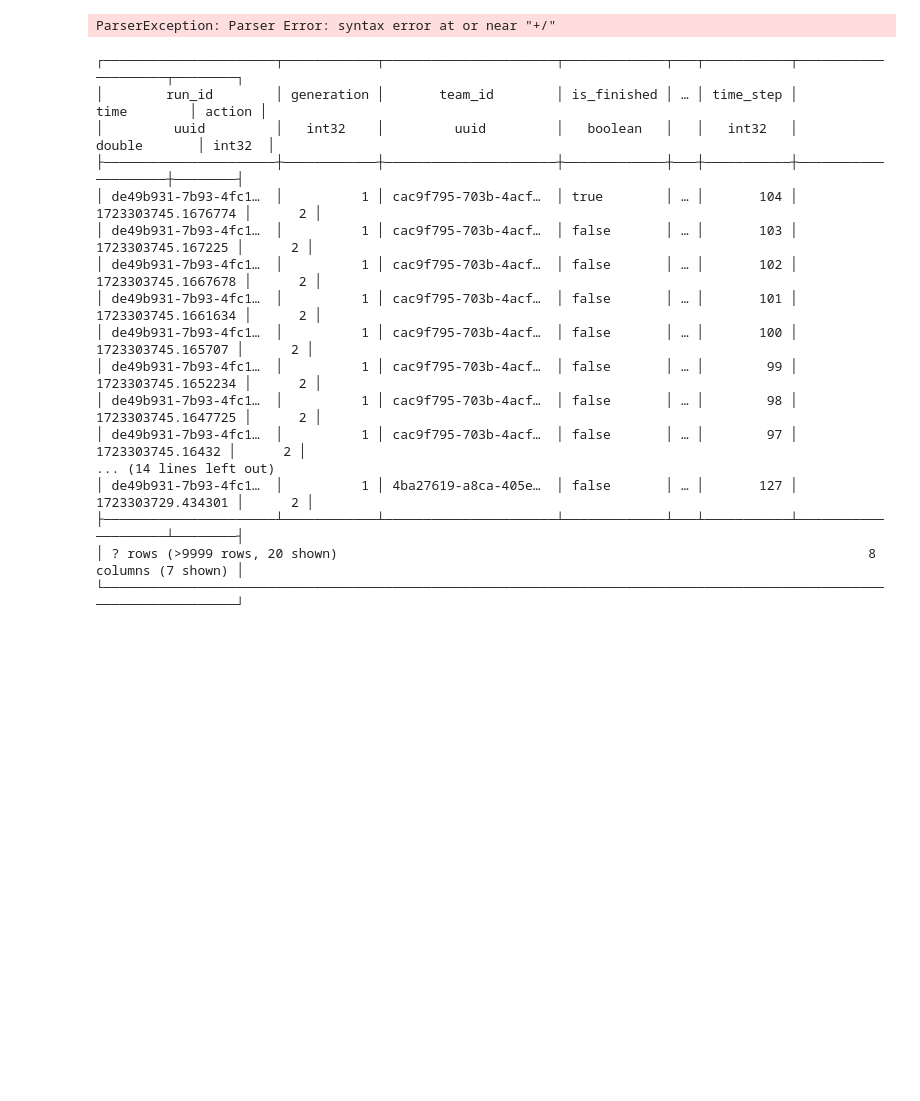
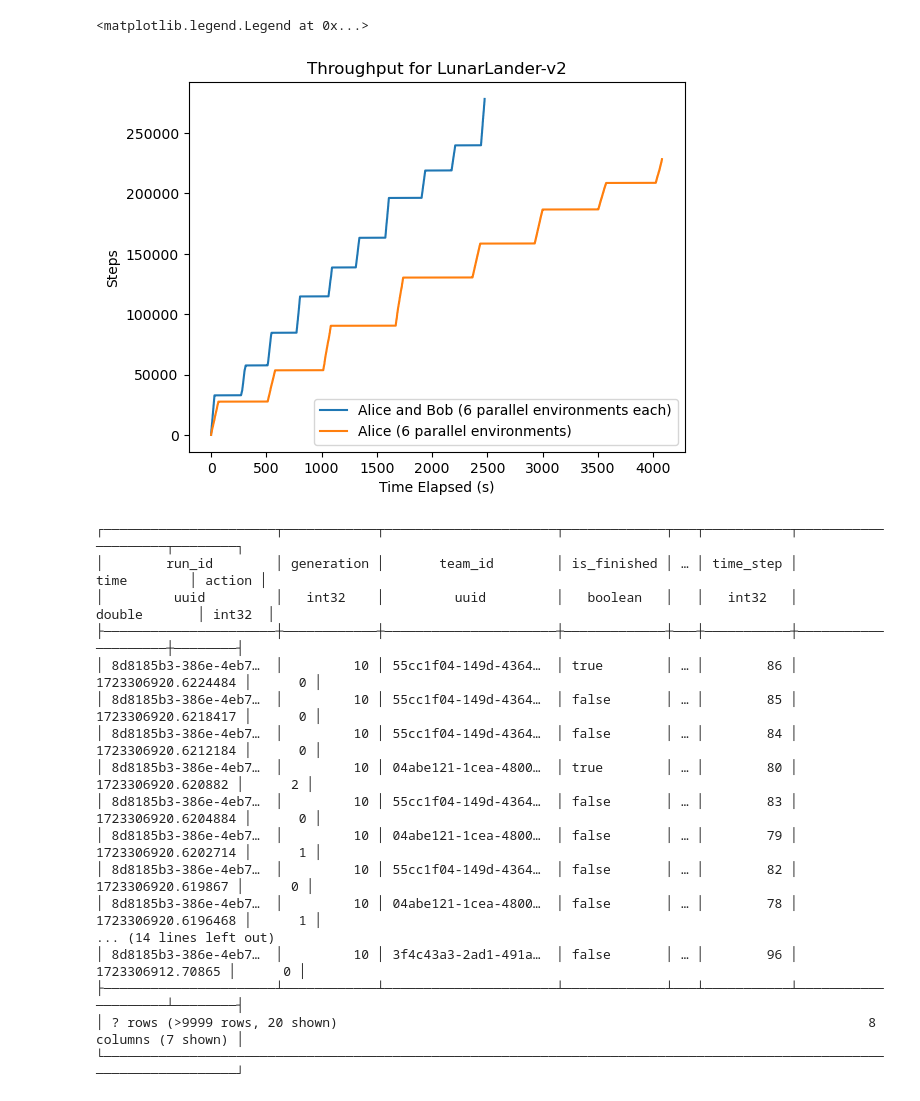
Before and after one commit to bmcnns/distributed-tpg, a Jupyter notebook: more_results.ipynb, the cells around one changed output. Saved outputs shown, nothing was run; the diff lists cells and outputs as text; code cells hidden in the pictures; blank space fills up the shorter version.

```diff
--- a/more_results.ipynb
+++ b/more_results.ipynb
@@ -24,35 +25,36 @@ SELECT * FROM db.public.compute_configs
 # %%
 df_2_workers = duckdb.query("""
 SELECT time, COUNT(*) OVER (ORDER BY time ROWS BETWEEN UNBOUNDED PRECEDING AND CURRENT ROW) as num_steps
 FROM db.public.training
-WHERE run_id = 'dbf75cc8-bc45-4ebc-9820-60c9d451100e'
+WHERE run_id = '8d8185b3-386e-4eb7-816e-a50982f7d583'
 ORDER BY time
 """).df()
 
 df_1_worker = duckdb.query("""
-SELECT time, COUNT(*) OVER (ORD+/ER BY time ROWS BETWEEN UNBOUNDED PRECEDING AND CURRENT ROW) as num_steps
+SELECT time, COUNT(*) OVER (ORDER BY time ROWS BETWEEN UNBOUNDED PRECEDING AND CURRENT ROW) as num_steps
 FROM db.public.training
-WHERE run_id = '55bd1329-7f36-4a1c-88fd-3d2d8a3fc80b'
+WHERE run_id = 'b5e70a9e-f486-4aba-a8dd-002a07d1e777'
 ORDER BY time
 """).df()
 
 for df in [df_2_workers, df_1_worker]:
     df['elapsed_time'] = df['time'] - df['time'].min()
 
 
 plt.plot(df_2_workers['elapsed_time'], df_2_workers['num_steps'], label='Alice and Bob (6 parallel environments each)')
 plt.plot(df_1_worker['elapsed_time'], df_1_worker['num_steps'], label='Alice (6 parallel environments)')
 
 plt.ylabel('Steps')
 plt.xlabel('Time Elapsed (s)')
-plt.title("Throughput for CarRacing-v2")
+plt.title("Throughput for LunarLander-v2")
 plt.legend()
 # %% [output]
-ParserException: Parser Error: syntax error at or near "+/"
+<matplotlib.legend.Legend at 0x...>
+[figure, added]
 # %%
 duckdb.query("""
 SELECT * FROM db.public.training
-WHERE run_id = 'de49b931-7b93-4fc1-b910-8fd6696683a1'
+WHERE run_id = '8d8185b3-386e-4eb7-816e-a50982f7d583'
 ORDER BY time DESC
 """)
 # %% [output]
@@ -60,16 +62,16 @@ ORDER BY time DESC
 │        run_id        │ generation │       team_id        │ is_finished │ … │ time_step │        time        │ action │
 │         uuid         │   int32    │         uuid         │   boolean   │   │   int32   │       double       │ int32  │
 ├──────────────────────┼────────────┼──────────────────────┼─────────────┼───┼───────────┼────────────────────┼────────┤
-│ de49b931-7b93-4fc1…  │          1 │ cac9f795-703b-4acf…  │ true        │ … │       104 │ 1723303745.1676774 │      2 │
-│ de49b931-7b93-4fc1…  │          1 │ cac9f795-703b-4acf…  │ false       │ … │       103 │  1723303745.167225 │      2 │
-│ de49b931-7b93-4fc1…  │          1 │ cac9f795-703b-4acf…  │ false       │ … │       102 │ 1723303745.1667678 │      2 │
-│ de49b931-7b93-4fc1…  │          1 │ cac9f795-703b-4acf…  │ false       │ … │       101 │ 1723303745.1661634 │      2 │
-│ de49b931-7b93-4fc1…  │          1 │ cac9f795-703b-4acf…  │ false       │ … │       100 │  1723303745.165707 │      2 │
-│ de49b931-7b93-4fc1…  │          1 │ cac9f795-703b-4acf…  │ false       │ … │        99 │ 1723303745.1652234 │      2 │
-│ de49b931-7b93-4fc1…  │          1 │ cac9f795-703b-4acf…  │ false       │ … │        98 │ 1723303745.1647725 │      2 │
-│ de49b931-7b93-4fc1…  │          1 │ cac9f795-703b-4acf…  │ false       │ … │        97 │   1723303745.16432 │      2 │
+│ 8d8185b3-386e-4eb7…  │         10 │ 55cc1f04-149d-4364…  │ true        │ … │        86 │ 1723306920.6224484 │      0 │
+│ 8d8185b3-386e-4eb7…  │         10 │ 55cc1f04-149d-4364…  │ false       │ … │        85 │ 1723306920.6218417 │      0 │
+│ 8d8185b3-386e-4eb7…  │         10 │ 55cc1f04-149d-4364…  │ false       │ … │        84 │ 1723306920.6212184 │      0 │
+│ 8d8185b3-386e-4eb7…  │         10 │ 04abe121-1cea-4800…  │ true        │ … │        80 │  1723306920.620882 │      2 │
+│ 8d8185b3-386e-4eb7…  │         10 │ 55cc1f04-149d-4364…  │ false       │ … │        83 │ 1723306920.6204884 │      0 │
+│ 8d8185b3-386e-4eb7…  │         10 │ 04abe121-1cea-4800…  │ false       │ … │        79 │ 1723306920.6202714 │      1 │
+│ 8d8185b3-386e-4eb7…  │         10 │ 55cc1f04-149d-4364…  │ false       │ … │        82 │  1723306920.619867 │      0 │
+│ 8d8185b3-386e-4eb7…  │         10 │ 04abe121-1cea-4800…  │ false       │ … │        78 │ 1723306920.6196468 │      1 │
 ... (14 lines left out)
-│ de49b931-7b93-4fc1…  │          1 │ 4ba27619-a8ca-405e…  │ false       │ … │       127 │  1723303729.434301 │      2 │
+│ 8d8185b3-386e-4eb7…  │         10 │ 3f4c43a3-2ad1-491a…  │ false       │ … │        96 │   1723306912.70865 │      0 │
 ├──────────────────────┴────────────┴──────────────────────┴─────────────┴───┴───────────┴────────────────────┴────────┤
 │ ? rows (>9999 rows, 20 shown)                                                                    8 columns (7 shown) │
 └──────────────────────────────────────────────────────────────────────────────────────────────────────────────────────┘
```
Also changed, not shown: parts of 5 cells of this notebook, 1 other file.
